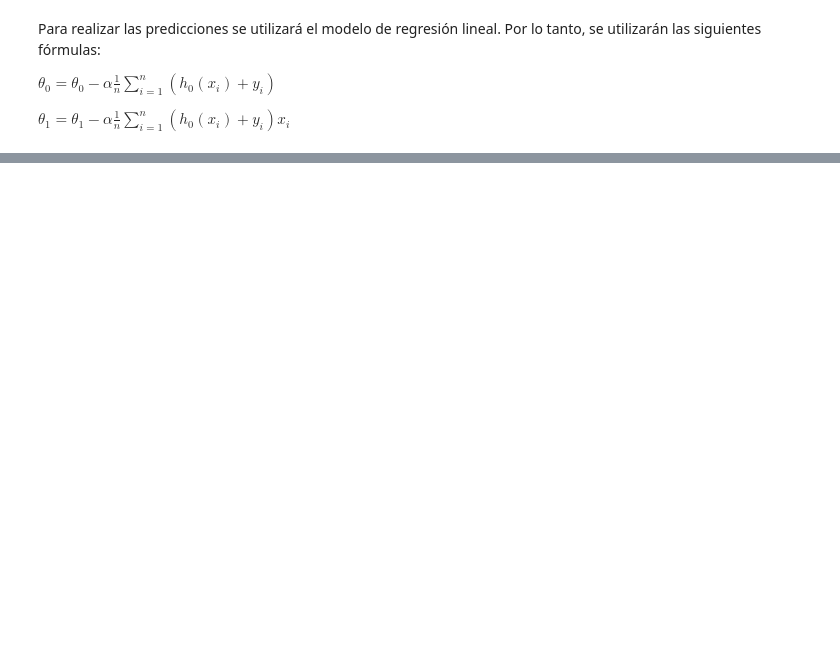
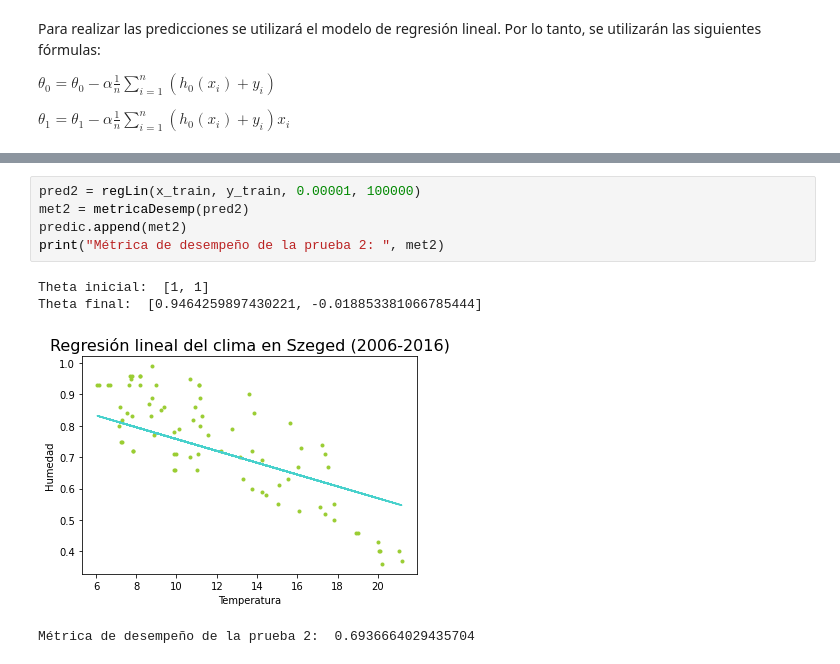
Before and after one commit to A01750185/RetroM2-AprendizajeMaquina, a Jupyter notebook: MomentoRetroM2.ipynb, the cells around one changed output, grey strips where cells are left out. Drawn from its saved outputs; the diff is of its cells as text; blank space fills up the shorter version.

```diff
--- a/MomentoRetroM2.ipynb
+++ b/MomentoRetroM2.ipynb
@@ -84,0 +154,10 @@ plt.show()
+# %%
+pred2 = regLin(x_train, y_train, 0.00001, 100000)
+met2 = metricaDesemp(pred2)
+predic.append(met2)
+print("Métrica de desempeño de la prueba 2: ", met2)
+# %% [output]
+Theta inicial:  [1, 1]
+Theta final:  [0.9464259897430221, -0.018853381066785444]
+[figure, added]
+Métrica de desempeño de la prueba 2:  0.6936664029435704
```
Also changed, not shown: parts of 32 cells of this notebook, 2 other files.
